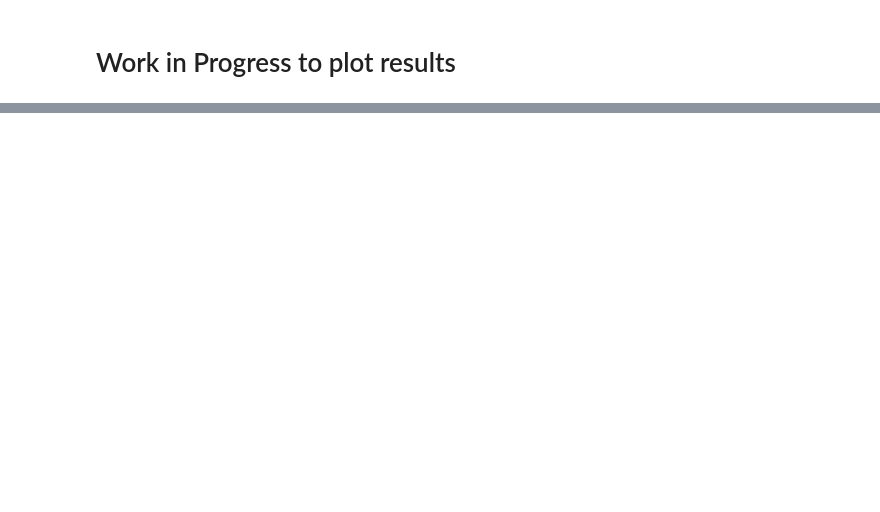
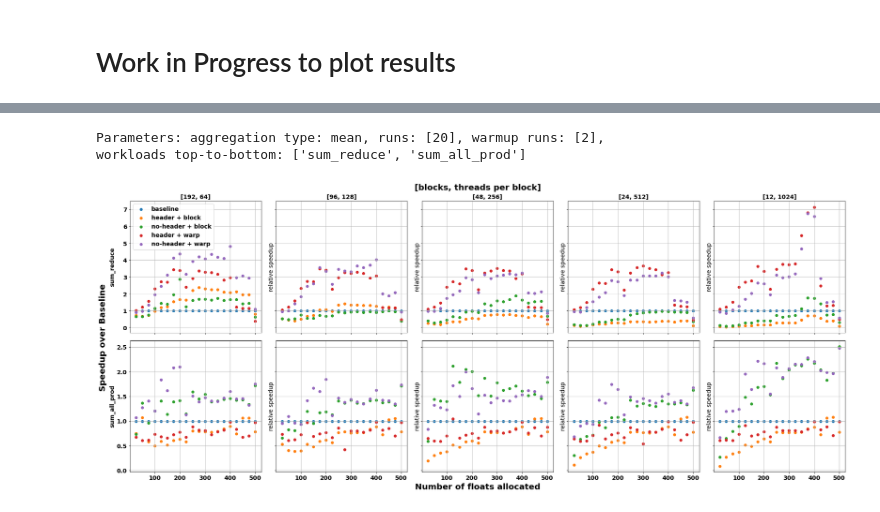
Before and after one commit to maerhart/dphpc-project, a Jupyter notebook: dynamic_allocator/plotting_temp.ipynb, the cells around one changed output, grey strips where cells are left out. Drawn from its saved outputs; the diff is of its cells as text; code cells hidden in the pictures; blank space fills up the shorter version.

Commit message:
run in 25 steps up to 500 floats

```diff
--- a/dynamic_allocator/plotting_temp.ipynb
+++ b/dynamic_allocator/plotting_temp.ipynb
@@ -15,7 +15,8 @@ import sys
 
 #CSV_PATH = sys.argv[1]
 #CSV_PATH = "results/2021-12-21-22:28:47_presentation_run__powers of 2"
-CSV_PATH = "results/2021-12-21-23:03:35_presentation run_1 to100 floats"
+#CSV_PATH = "results/2021-12-21-23:03:35_presentation run_1 to100 floats"
+CSV_PATH = "results/2021-12-22-01:33:26_presentation run_25 step to 500"
 
 font = {'weight' : 'bold',
             'size'   : 14}
@@ -72,7 +73,8 @@ def plot_floats_vs_cycles(df, ax, params):
         # relative speedup to first version (baseline)
         if params['show_speedup']:
             speedup = np.asarray(reference_mean) / np.asarray(mean)
-            ax.plot(floats, speedup, label=str(version))
+            #ax.plot(floats, speedup, label=str(version))
+            ax.scatter(floats, speedup, label=str(version))
             ax.set_ylabel("relative speedup")
         else:
             ax.errorbar(floats, mean, std, label=str(version), fmt='D') #fmt='.',
@@ -271,0 +274,67 @@ workloads top-to-bottom: ['sum_reduce', 'sum_all_prod']
+# %%
+def plot_workload_speedup(ver, legend, suffix):
+    ## plot (blocks) vs (threads_per_block)
+    fig, axs = plt.subplots(len(workloads), len(threads_per_block), sharey='row', sharex=True, figsize=(len(threads_per_block)*5, len(workloads)*5))
+    # constant parameters
+    n_floats = -1
+    versions = ver
+    aggregation_type = 'mean' # or max
+    show_speedup = True
+
+
+    print("Parameters:" \
+              + " aggregation type: " + str(aggregation_type)\
+              + ", runs: " + str(runs)\
+              + ", warmup runs: " + str(warmups) + ",\n"\
+              + "workloads top-to-bottom: " + str(workloads))
+    #fig.suptitle()
+    #fig.supxlabel('Measurement type')
+    #fig.supylabel('Workload')
+
+    for w, workload in enumerate(workloads):
+        for b, block in enumerate(blocks):
+
+            params = {'measurement_type': 'work',
+                      'blocks': block,
+                      'threads_per_block': threads_per_block[b],
+                      'workload': workload,
+                      'num_floats': n_floats,
+                      'versions': versions,
+                      'aggregation_type': aggregation_type,
+                      'show_speedup': show_speedup}
+            if len(workloads) == 1:
+                ax = axs[b]
+            else:
+                ax = axs[w][b]
+            plot_floats_vs_cycles(df, ax, params)
+            ax.set_title("")
+            axs[0][b].set_title("["+str(block)+", "+str(threads_per_block[b])+"]", fontdict=fontdict)
+            #axs[1][b].set_xlabel("#floats")
+            ax.grid(True)
+            #ax.set_xscale("log", base=2)
+            #ax.set_yscale("log", base=2)
+        #axs[w][0].set_ylabel("#clock cycles")
+
+    axs[0][0].legend(legend)
+    axs[0][0].set_ylabel("sum_reduce", fontdict=fontdict)
+    axs[1][0].set_ylabel("sum_all_prod", fontdict=fontdict)
+    plt.subplots_adjust(hspace=0.05, wspace=0.05)
+    fig.text(0.5, 1.0, '[blocks, threads per block]', ha='center', va='center', fontsize=20)
+    fig.text(0.0, 0.5, 'Speedup over Baseline', ha='center', va='center', rotation='vertical', fontsize=20)
+    fig.text(0.5, 0.0, 'Number of floats allocated', ha='center', va='center', fontsize=20)
+    fig.align_ylabels()
+    fig.tight_layout()
+    plt.savefig(CSV_PATH+"/workload_speedup_" + suffix + ".png", dpi=120, bbox_inches='tight')
+    plt.show()
+
+#print("Per block allocation")
+#plot_workload_speedup(['baseline', 'v1_martin', 'v3_nils'], ['baseline', 'header + block', 'no-header + block'], "block")
+#print("Per warp allocation")
+#plot_workload_speedup(['baseline', 'v5_anton', 'v6_nils'], ['baseline', 'header + warp', 'no-header + warp'], "warp")
+
+# all versions in one plot
+plot_workload_speedup(['baseline', 'v1_martin', 'v3_nils', 'v5_anton', 'v6_nils'], ['baseline', 'header + block', 'no-header + block', 'header + warp', 'no-header + warp'], "all")
+# %% [output]
+Parameters: aggregation type: mean, runs: [20], warmup runs: [2],
+workloads top-to-bottom: ['sum_reduce', 'sum_all_prod']
+[figure, added]
```
Also changed, not shown: parts of 4 cells of this notebook, 11 other files.
